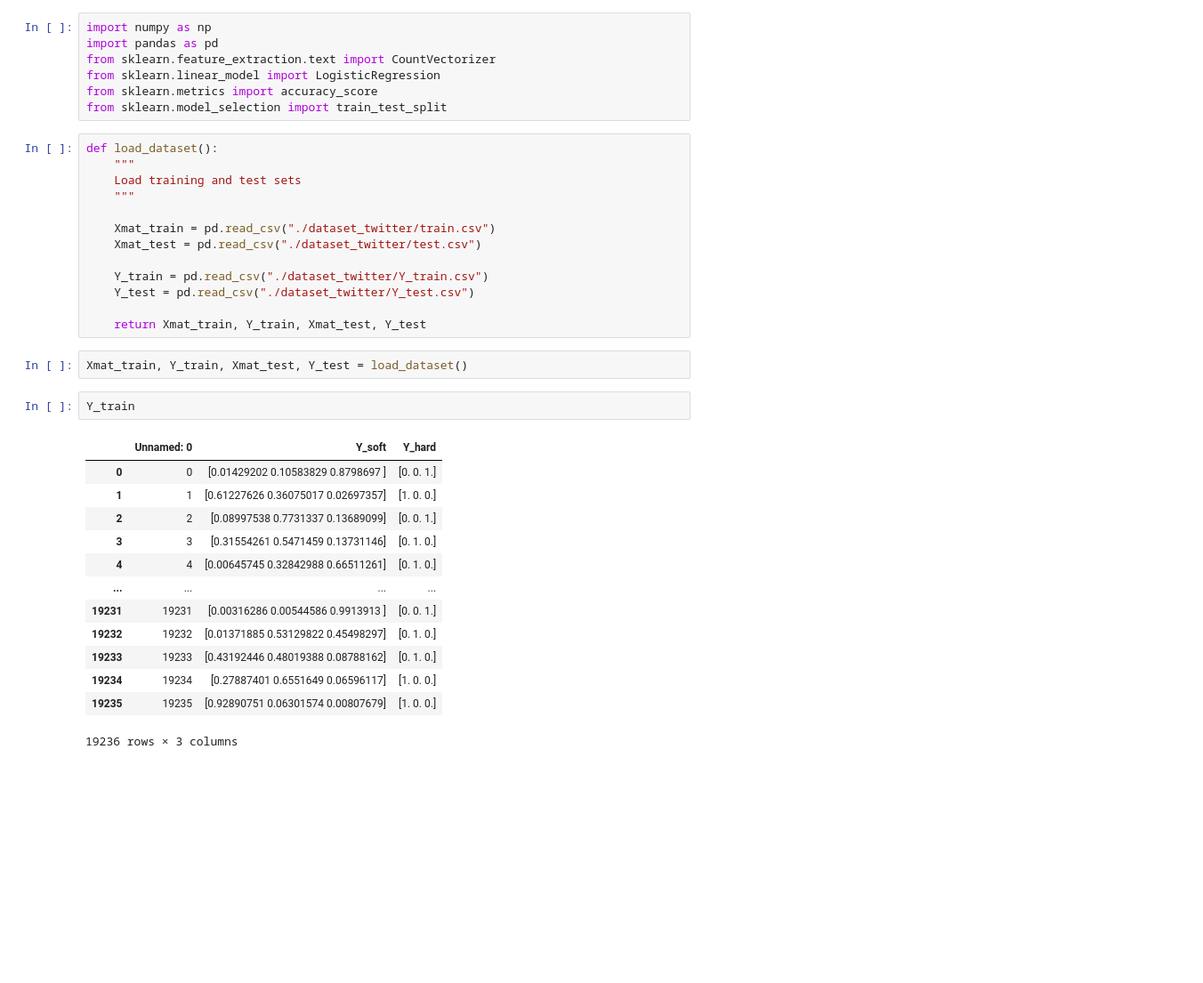
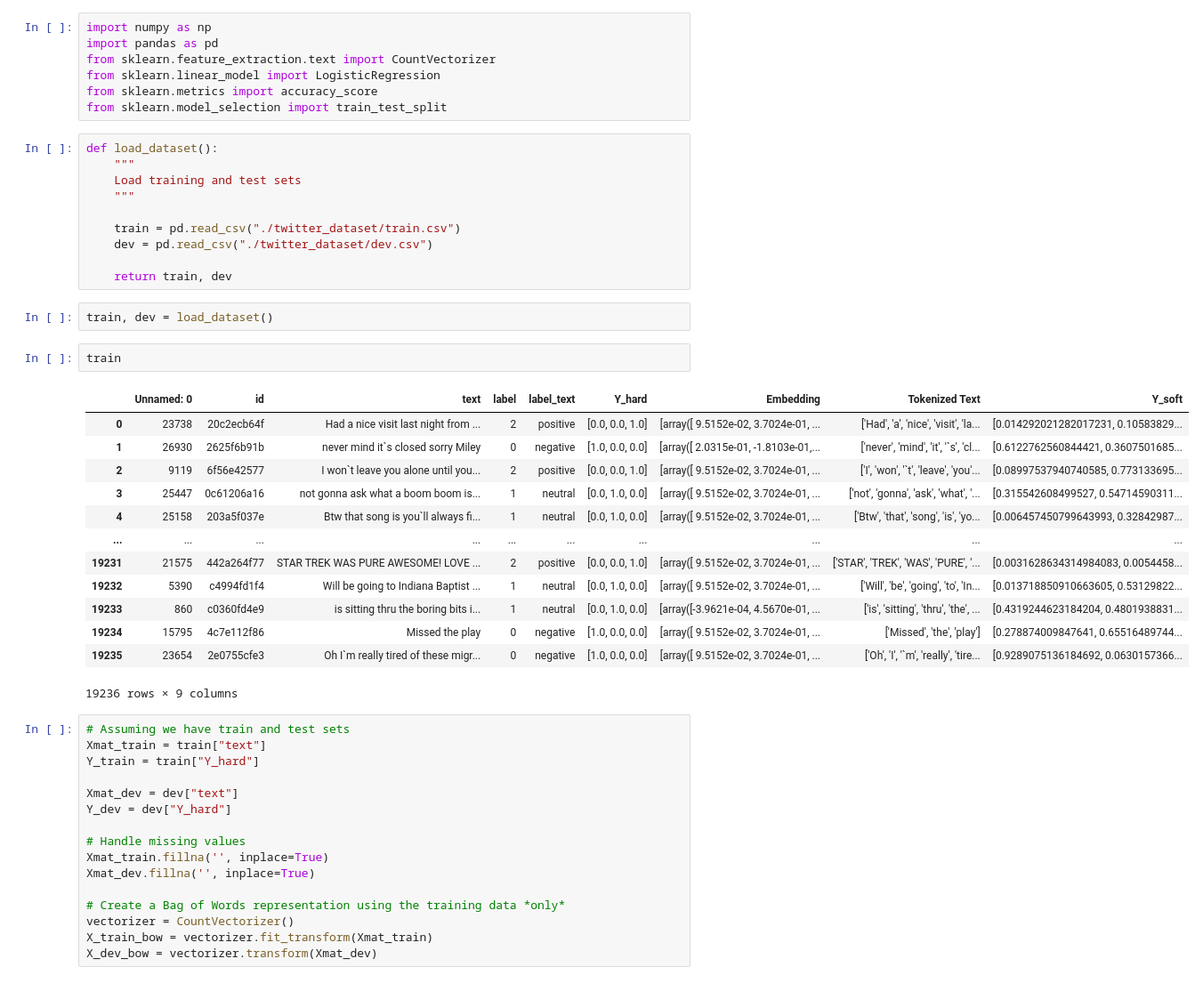
Before and after one commit to tree-hugger722/NLP_Final_Project, a Jupyter notebook: baseline_BOW.ipynb, the cells around one changed output. Shown: that part at 89% size. Drawn from its saved outputs; the diff is of its cells as text; blank space fills up the shorter version.

```diff
--- a/baseline_BOW.ipynb
+++ b/baseline_BOW.ipynb
@@ -11,29 +11,42 @@ def load_dataset():
     Load training and test sets
     """
 
-    Xmat_train = pd.read_csv("./dataset_twitter/train.csv")
-    Xmat_test = pd.read_csv("./dataset_twitter/test.csv")
+    train = pd.read_csv("./twitter_dataset/train.csv")
+    dev = pd.read_csv("./twitter_dataset/dev.csv")
 
-    Y_train = pd.read_csv("./dataset_twitter/Y_train.csv")
-    Y_test = pd.read_csv("./dataset_twitter/Y_test.csv")
-
-    return Xmat_train, Y_train, Xmat_test, Y_test
+    return train, dev
 # %%
-Xmat_train, Y_train, Xmat_test, Y_test = load_dataset()
+train, dev = load_dataset()
+# %%
+train
+# %% [output]
+|  | Unnamed: 0 | id | text | label | label_text | Y_hard | Embedding | Tokenized Text | Y_soft |
+| 0 | 23738 | 20c2ecb64f | Had a nice visit last night from ... | 2 | positive | [0.0, 0.0, 1.0] | [array([ 9.5152e-02, 3.7024e-01, ... | ['Had', 'a', 'nice', 'visit', 'la... | [0.014292021282017231, 0.10583829... |
+| 1 | 26930 | 2625f6b91b | never mind it`s closed sorry Miley | 0 | negative | [1.0, 0.0, 0.0] | [array([ 2.0315e-01, -1.8103e-01,... | ['never', 'mind', 'it', '`s', 'cl... | [0.6122762560844421, 0.3607501685... |
+| 2 | 9119 | 6f56e42577 | I won`t leave you alone until you... | 2 | positive | [0.0, 0.0, 1.0] | [array([ 9.5152e-02, 3.7024e-01, ... | ['I', 'won', '`t', 'leave', 'you'... | [0.08997537940740585, 0.773133695... |
+| 3 | 25447 | 0c61206a16 | not gonna ask what a boom boom is... | 1 | neutral | [0.0, 1.0, 0.0] | [array([ 9.5152e-02, 3.7024e-01, ... | ['not', 'gonna', 'ask', 'what', '... | [0.315542608499527, 0.54714590311... |
+| 4 | 25158 | 203a5f037e | Btw that song is you`ll always fi... | 1 | neutral | [0.0, 1.0, 0.0] | [array([ 9.5152e-02, 3.7024e-01, ... | ['Btw', 'that', 'song', 'is', 'yo... | [0.006457450799643993, 0.32842987... |
+| ... | ... | ... | ... | ... | ... | ... | ... | ... | ... |
+| 19231 | 21575 | 442a264f77 | STAR TREK WAS PURE AWESOME! LOVE ... | 2 | positive | [0.0, 0.0, 1.0] | [array([ 9.5152e-02, 3.7024e-01, ... | ['STAR', 'TREK', 'WAS', 'PURE', '... | [0.0031628634314984083, 0.0054458... |
+| 19232 | 5390 | c4994fd1f4 | Will be going to Indiana Baptist ... | 1 | neutral | [0.0, 1.0, 0.0] | [array([ 9.5152e-02, 3.7024e-01, ... | ['Will', 'be', 'going', 'to', 'In... | [0.013718850910663605, 0.53129822... |
+| 19233 | 860 | c0360fd4e9 | is sitting thru the boring bits i... | 1 | neutral | [0.0, 1.0, 0.0] | [array([-3.9621e-04, 4.5670e-01, ... | ['is', 'sitting', 'thru', 'the', ... | [0.4319244623184204, 0.4801938831... |
+| 19234 | 15795 | 4c7e112f86 | Missed the play | 0 | negative | [1.0, 0.0, 0.0] | [array([ 9.5152e-02, 3.7024e-01, ... | ['Missed', 'the', 'play'] | [0.278874009847641, 0.65516489744... |
+| 19235 | 23654 | 2e0755cfe3 | Oh I`m really tired of these migr... | 0 | negative | [1.0, 0.0, 0.0] | [array([ 9.5152e-02, 3.7024e-01, ... | ['Oh', 'I', '`m', 'really', 'tire... | [0.9289075136184692, 0.0630157366... |
+19236 rows × 9 columns
 # %%
-Y_train
+# Assuming we have train and test sets
+Xmat_train = train["text"]
+Y_train = train["Y_hard"]
+
+Xmat_dev = dev["text"]
+Y_dev = dev["Y_hard"]
+
+# Handle missing values
+Xmat_train.fillna('', inplace=True)
+Xmat_dev.fillna('', inplace=True)
+
+# Create a Bag of Words representation using the training data *only*
+vectorizer = CountVectorizer()
+X_train_bow = vectorizer.fit_transform(Xmat_train)
+X_dev_bow = vectorizer.transform(Xmat_dev)
-# %% [output]
-|  | Unnamed: 0 | Y_soft | Y_hard |
-| 0 | 0 | [0.01429202 0.10583829 0.8798697 ] | [0. 0. 1.] |
-| 1 | 1 | [0.61227626 0.36075017 0.02697357] | [1. 0. 0.] |
-| 2 | 2 | [0.08997538 0.7731337 0.13689099] | [0. 0. 1.] |
-| 3 | 3 | [0.31554261 0.5471459 0.13731146] | [0. 1. 0.] |
-| 4 | 4 | [0.00645745 0.32842988 0.66511261] | [0. 1. 0.] |
-| ... | ... | ... | ... |
-| 19231 | 19231 | [0.00316286 0.00544586 0.9913913 ] | [0. 0. 1.] |
-| 19232 | 19232 | [0.01371885 0.53129822 0.45498297] | [0. 1. 0.] |
-| 19233 | 19233 | [0.43192446 0.48019388 0.08788162] | [0. 1. 0.] |
-| 19234 | 19234 | [0.27887401 0.6551649 0.06596117] | [1. 0. 0.] |
-| 19235 | 19235 | [0.92890751 0.06301574 0.00807679] | [1. 0. 0.] |
-19236 rows × 3 columns
 # %%
```
Also changed, not shown: parts of 1 cell of this notebook, 2 other files.
